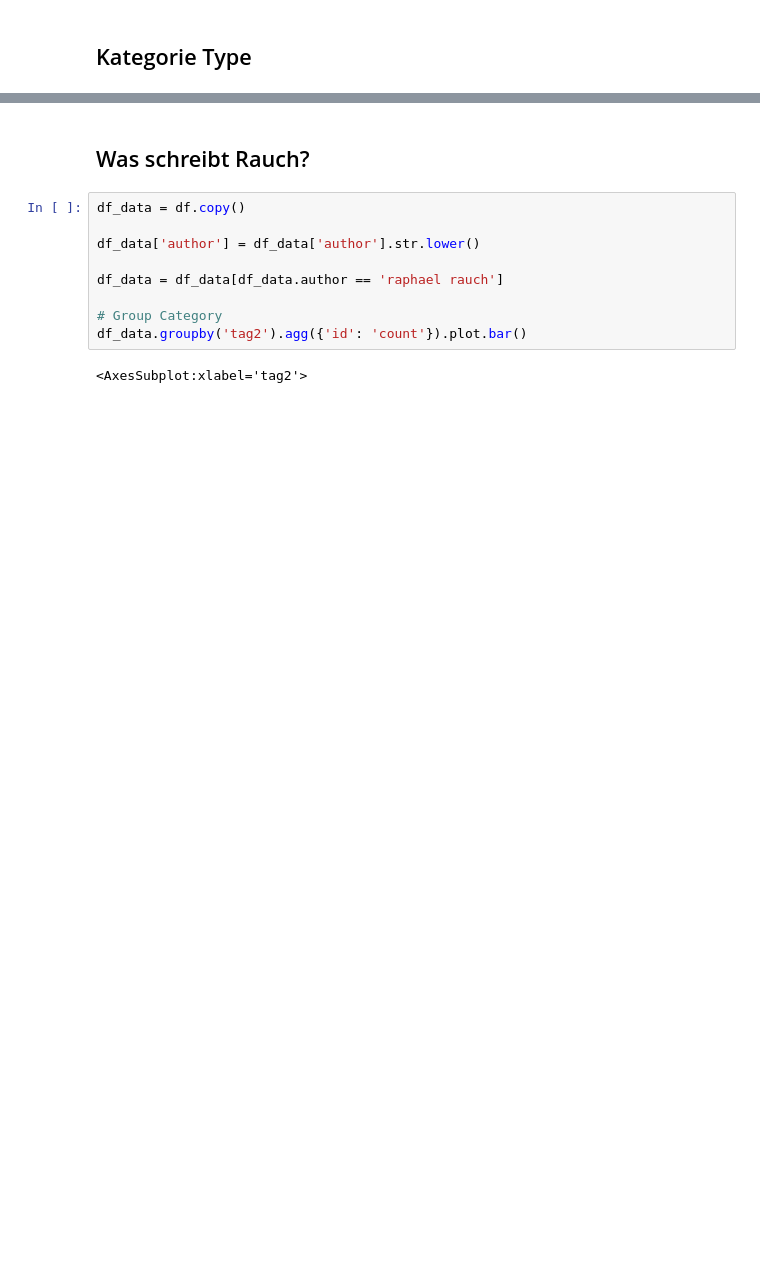
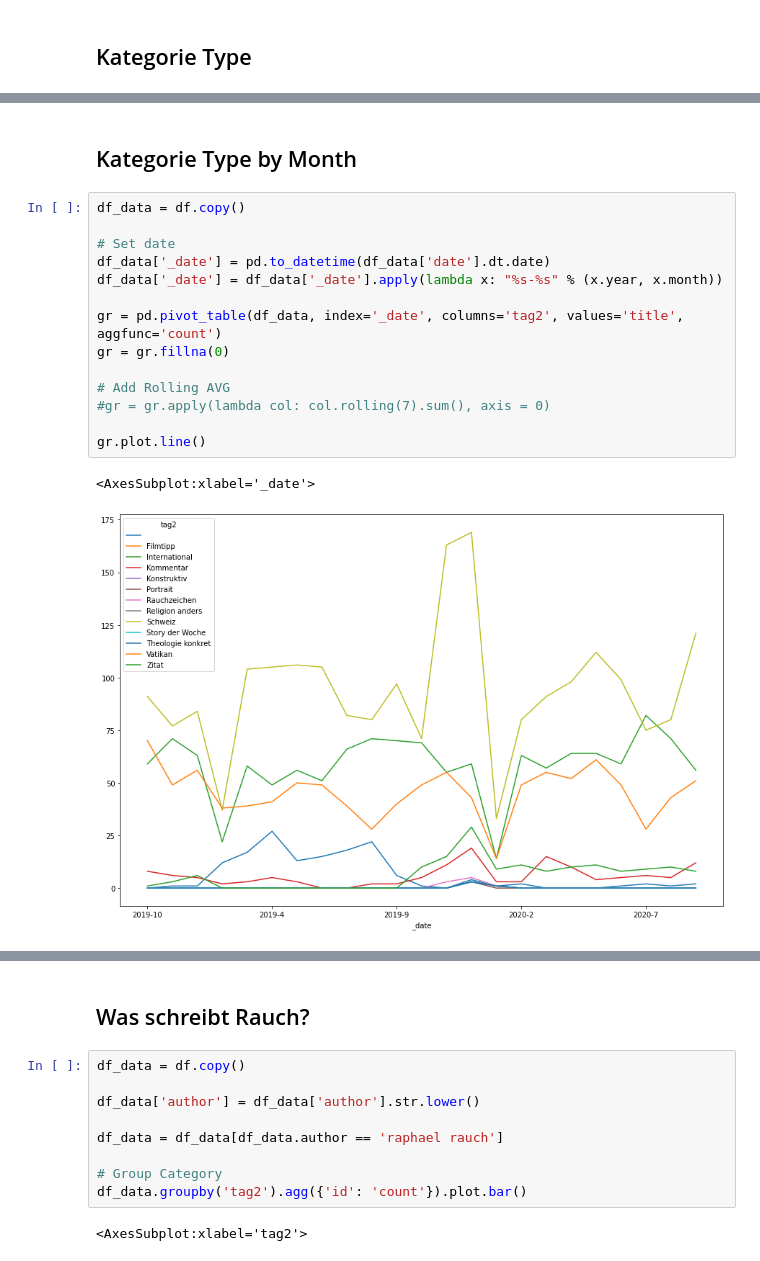
Before and after one commit to simonhuwiler/kathch, a Jupyter notebook: src/3_analyse.ipynb, the cells around one changed output, grey strips where cells are left out. Drawn from its saved outputs; the diff is of its cells as text; blank space fills up the shorter version.

```diff
--- a/src/3_analyse.ipynb
+++ b/src/3_analyse.ipynb
@@ -125,3 +157,22 @@ gr.plot.line()
+# %% [markdown]
+## Kategorie Type by Month
+# %%
+df_data = df.copy()
+
+# Set date
+df_data['_date'] = pd.to_datetime(df_data['date'].dt.date)
+df_data['_date'] = df_data['_date'].apply(lambda x: "%s-%s" % (x.year, x.month))
+
+gr = pd.pivot_table(df_data, index='_date', columns='tag2', values='title', aggfunc='count')
+gr = gr.fillna(0)
+
+# Add Rolling AVG
+#gr = gr.apply(lambda col: col.rolling(7).sum(), axis = 0)
+
+gr.plot.line()
+# %% [output]
+<AxesSubplot:xlabel='_date'>
+[figure, added]
 # %%
 gr[['Kommentar']].plot.line()
 # %% [output]
```
Also changed, not shown: parts of 12 cells of this notebook, 26 other files.
